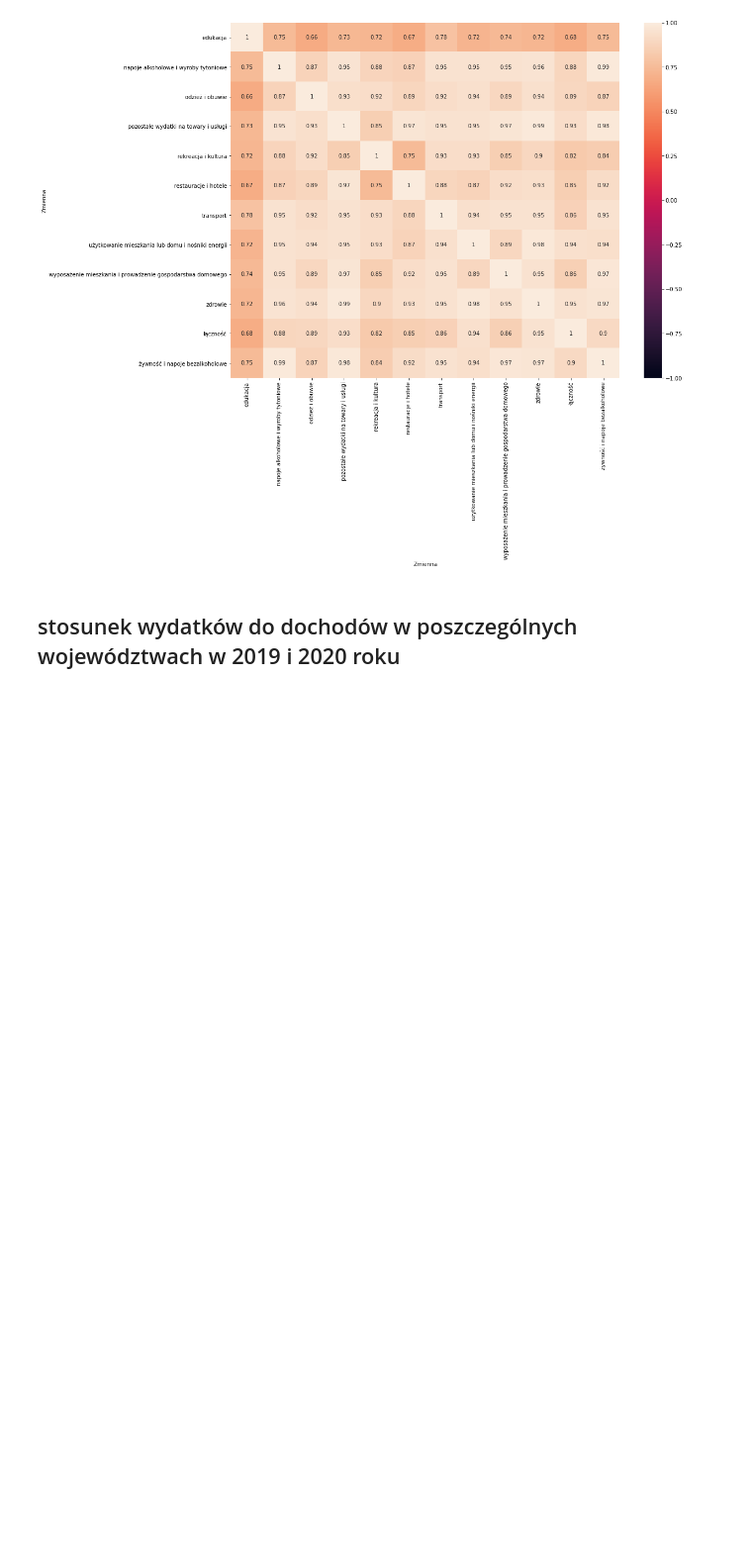
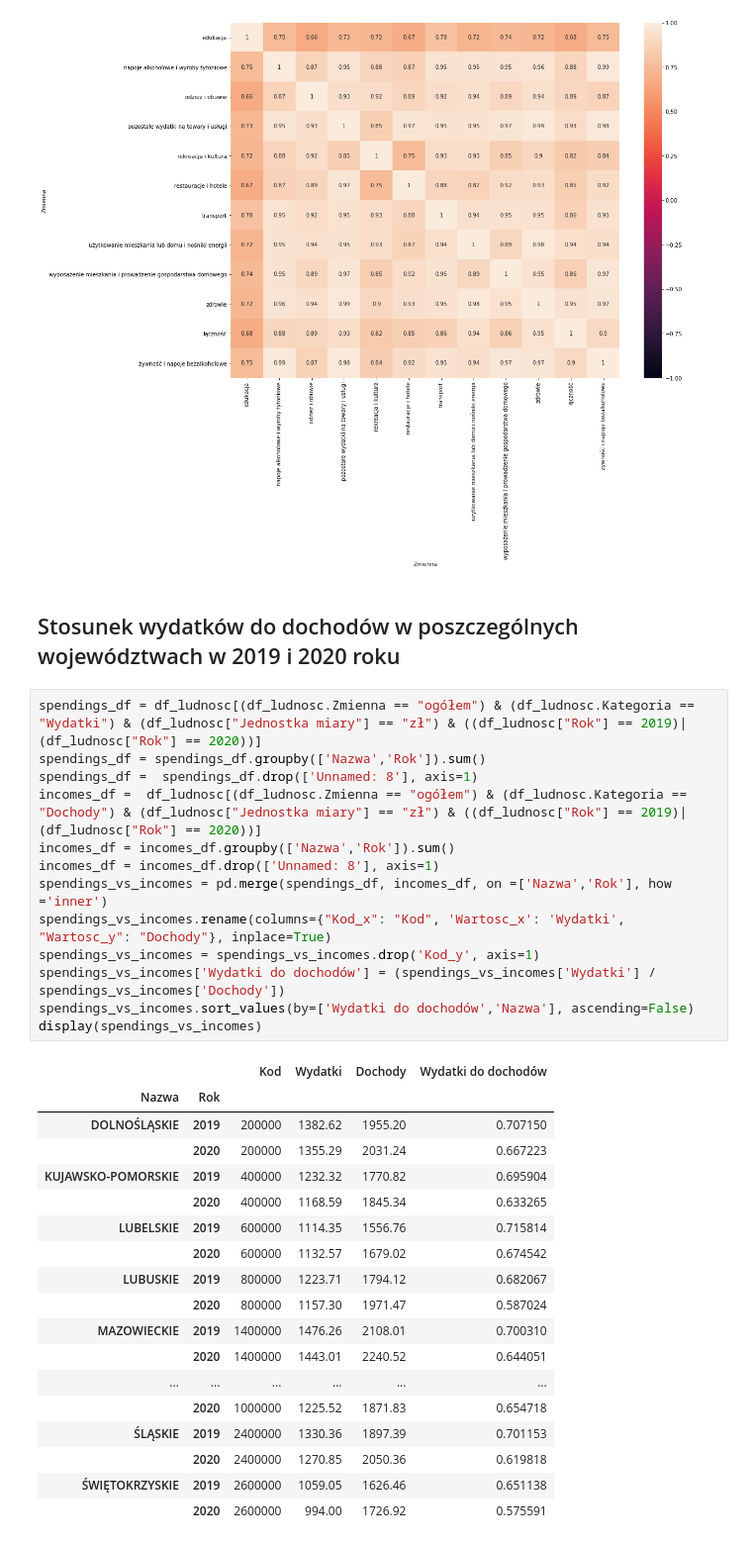
Before and after one commit to pjatk-boys/Projekt_EWD, a Jupyter notebook: 1_food_expenses.ipynb, the cells around one changed output. Shown at 99% size. Drawn from its saved outputs; the diff is of its cells as text; blank space fills up the shorter version.

```diff
--- a/1_food_expenses.ipynb
+++ b/1_food_expenses.ipynb
@@ -111,4 +111,36 @@ corr_df
 | żywność i napoje bezalkoholowe | 0.746491 | 0.986447 | 0.871678 | 0.978309 | 0.843215 | ... |
 [figure]
 # %% [markdown]
-## stosunek wydatków do dochodów w poszczególnych województwach w 2019 i 2020 roku
+## Stosunek wydatków do dochodów w poszczególnych województwach w 2019 i 2020 roku
+# %%
+spendings_df = df_ludnosc[(df_ludnosc.Zmienna == "ogółem") & (df_ludnosc.Kategoria == "Wydatki") & (df_ludnosc["Jednostka miary"] == "zł") & ((df_ludnosc["Rok"] == 2019)|(df_ludnosc["Rok"] == 2020))]
+spendings_df = spendings_df.groupby(['Nazwa','Rok']).sum()
+spendings_df =  spendings_df.drop(['Unnamed: 8'], axis=1)
+incomes_df =  df_ludnosc[(df_ludnosc.Zmienna == "ogółem") & (df_ludnosc.Kategoria == "Dochody") & (df_ludnosc["Jednostka miary"] == "zł") & ((df_ludnosc["Rok"] == 2019)|(df_ludnosc["Rok"] == 2020))]
+incomes_df = incomes_df.groupby(['Nazwa','Rok']).sum()
+incomes_df = incomes_df.drop(['Unnamed: 8'], axis=1)
+spendings_vs_incomes = pd.merge(spendings_df, incomes_df, on =['Nazwa','Rok'], how ='inner')
+spendings_vs_incomes.rename(columns={"Kod_x": "Kod", 'Wartosc_x': 'Wydatki', "Wartosc_y": "Dochody"}, inplace=True)
+spendings_vs_incomes = spendings_vs_incomes.drop('Kod_y', axis=1)
+spendings_vs_incomes['Wydatki do dochodów'] = (spendings_vs_incomes['Wydatki'] / spendings_vs_incomes['Dochody'])
+spendings_vs_incomes.sort_values(by=['Wydatki do dochodów','Nazwa'], ascending=False)
+display(spendings_vs_incomes)
+# %% [output]
+|  |  | Kod | Wydatki | Dochody | Wydatki do dochodów |
+| Nazwa | Rok |  |  |  |  |
+| DOLNOŚLĄSKIE | 2019 | 200000 | 1382.62 | 1955.20 | 0.707150 |
+|  | 2020 | 200000 | 1355.29 | 2031.24 | 0.667223 |
+| KUJAWSKO-POMORSKIE | 2019 | 400000 | 1232.32 | 1770.82 | 0.695904 |
+|  | 2020 | 400000 | 1168.59 | 1845.34 | 0.633265 |
+| LUBELSKIE | 2019 | 600000 | 1114.35 | 1556.76 | 0.715814 |
+|  | 2020 | 600000 | 1132.57 | 1679.02 | 0.674542 |
+| LUBUSKIE | 2019 | 800000 | 1223.71 | 1794.12 | 0.682067 |
+|  | 2020 | 800000 | 1157.30 | 1971.47 | 0.587024 |
+| MAZOWIECKIE | 2019 | 1400000 | 1476.26 | 2108.01 | 0.700310 |
+|  | 2020 | 1400000 | 1443.01 | 2240.52 | 0.644051 |
+| ... | ... | ... | ... | ... | ... |
+|  | 2020 | 1000000 | 1225.52 | 1871.83 | 0.654718 |
+| ŚLĄSKIE | 2019 | 2400000 | 1330.36 | 1897.39 | 0.701153 |
+|  | 2020 | 2400000 | 1270.85 | 2050.36 | 0.619818 |
+| ŚWIĘTOKRZYSKIE | 2019 | 2600000 | 1059.05 | 1626.46 | 0.651138 |
+|  | 2020 | 2600000 | 994.00 | 1726.92 | 0.575591 |
```
Also changed, not shown: parts of 1 cell of this notebook.
